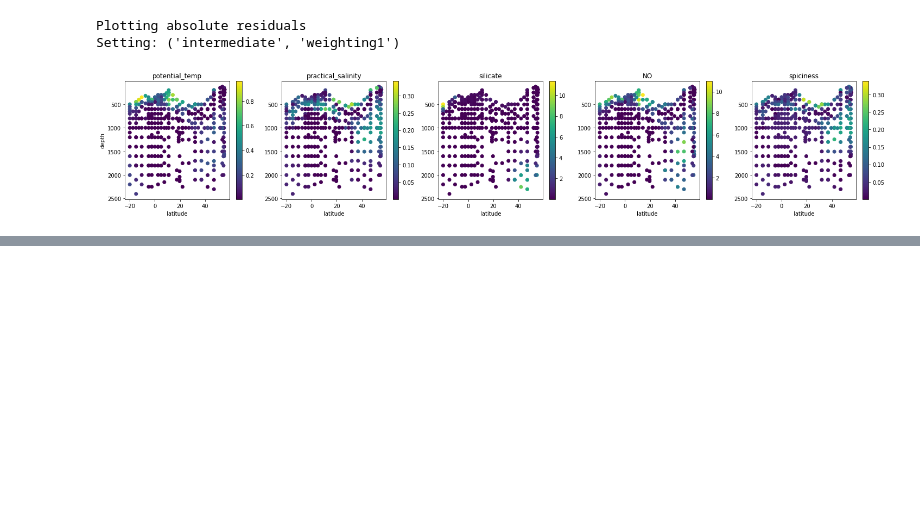
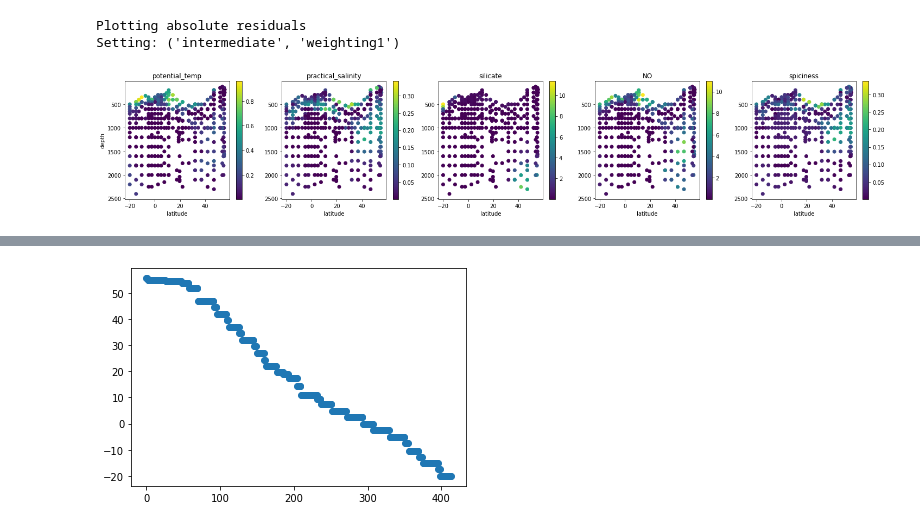
Before and after one commit to nitrogenlab/oceanography_colab_notebooks, a Jupyter notebook: for_rian/ConstrainedWaterMassAnalysis.ipynb, the cells around one changed output, grey strips where cells are left out. Saved outputs shown, nothing was run; the diff lists cells and outputs as text; code cells hidden in the pictures; blank space fills up the shorter version.

```diff
--- a/for_rian/ConstrainedWaterMassAnalysis.ipynb
+++ b/for_rian/ConstrainedWaterMassAnalysis.ipynb
@@ -453,0 +655,7 @@ build_altair_viz(ompa_setting_to_soln[
+# %%
+plt.scatter(
+    np.arange(len(ompa_problem.obs_df)),
+    ompa_problem.obs_df["latitude"])
+plt.show()
+# %% [output]
+[figure, added]
```
Also changed, not shown: parts of 11 cells of this notebook.
